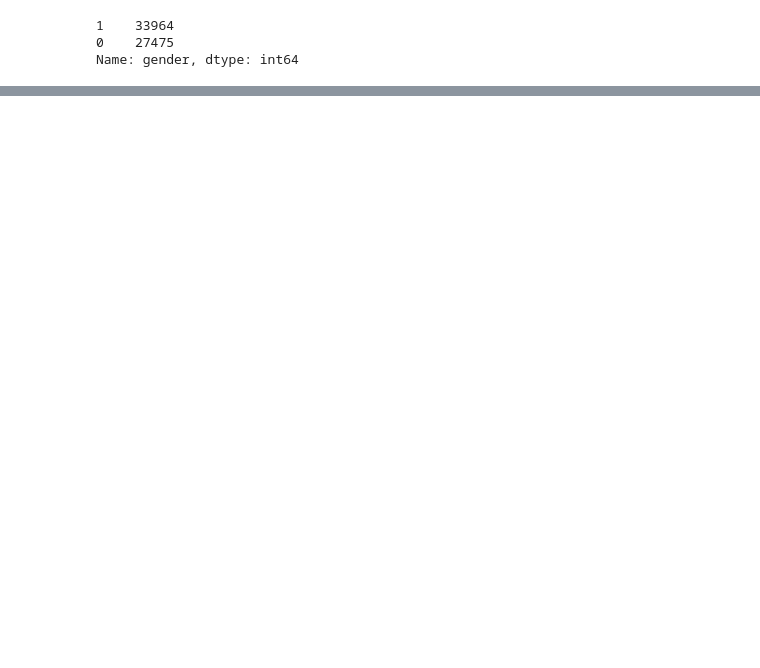
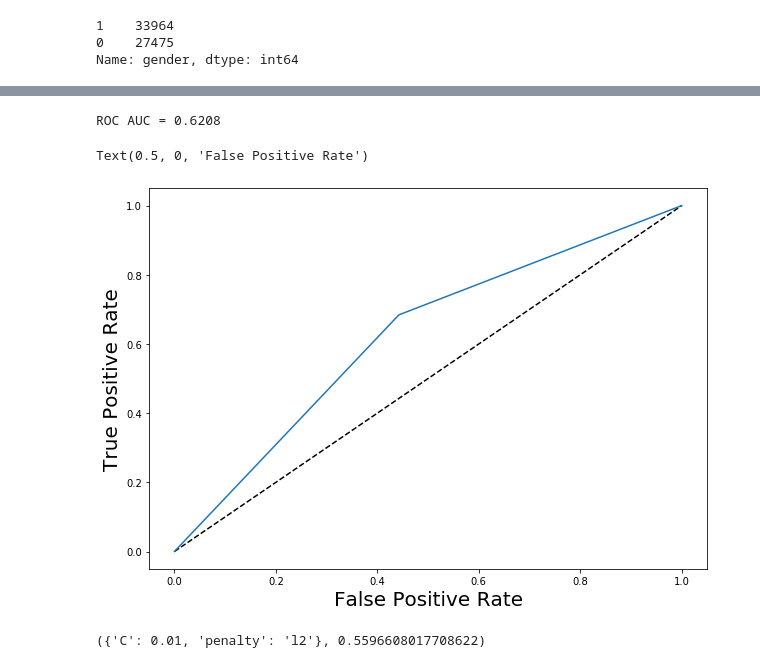
Before and after one commit to alexey9019/data, a Jupyter notebook: 1.ipynb, the cells around one changed output, grey strips where cells are left out. Saved outputs shown, nothing was run; the diff lists cells and outputs as text; code cells hidden in the pictures; blank space fills up the shorter version.

```diff
--- a/1.ipynb
+++ b/1.ipynb
@@ -297,0 +352,25 @@ print (f"MAE {mae}")
+# %%
+clf_knn = KNeighborsClassifier(n_neighbors=29).fit(X_train, y_train)
+# %%
+y_knn = clf_knn.predict(X_test)
+# %%
+fpr, tpr, _ = metrics.roc_curve(y_test, y_knn)
+plt.figure(figsize=(10, 7))
+plt.plot([0, 1], [0, 1], 'k--')
+plt.plot(fpr, tpr)
+print ('ROC AUC = {0:.4f}'.format(metrics.auc(fpr, tpr)))
+plt.ylabel("True Positive Rate", fontsize=20)
+plt.xlabel("False Positive Rate", fontsize=20)
+# %% [output]
+ROC AUC = 0.6208
+Text(0.5, 0, 'False Positive Rate')
+[figure, added]
+# %%
+grid={"C": np.logspace(-2, 4, 20), "penalty":["l1","l2"] }
+logreg =LogisticRegression()
+logreg_cv = GridSearchCV(logreg, grid, cv=5)
+logreg_cv.fit(X, y)
+
+logreg_cv.best_params_, logreg_cv.best_score_
+# %% [output]
+({'C': 0.01, 'penalty': 'l2'}, 0.5596608017708622)
```
Also changed, not shown: parts of 25 cells of this notebook.
